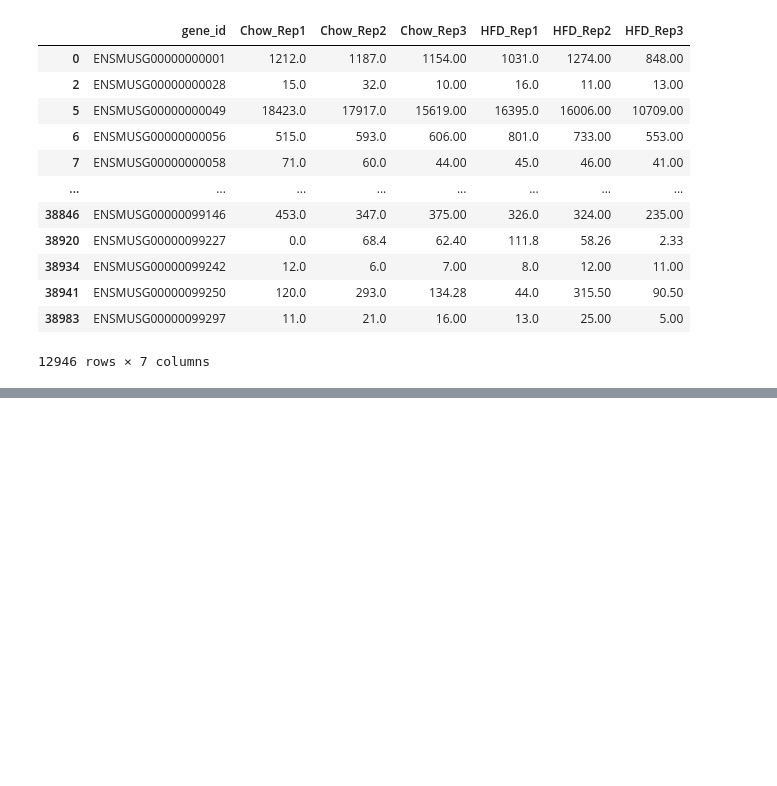
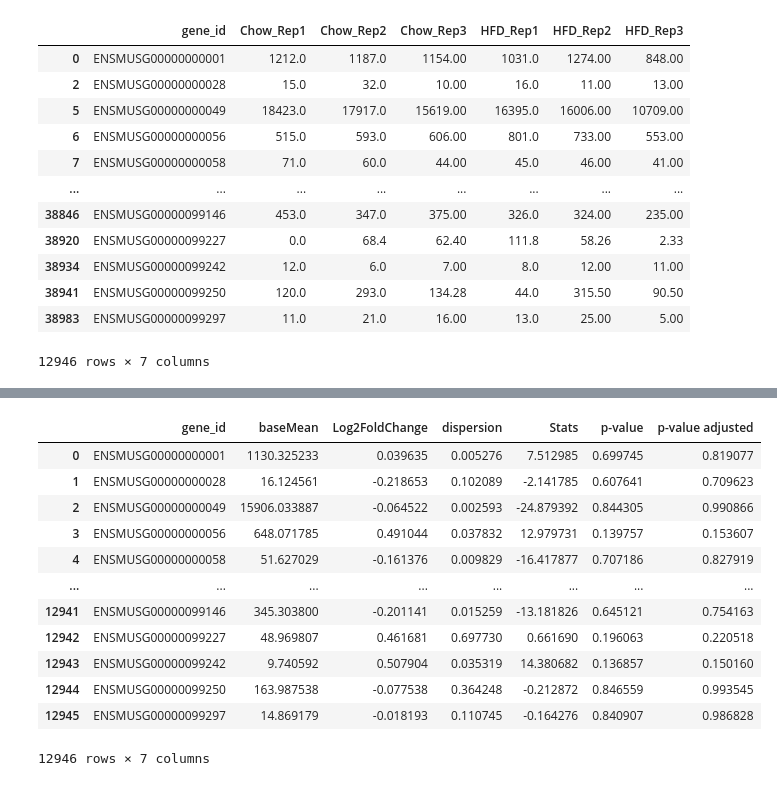
Before and after one commit to Kevinxsn/simple_deseq, a Jupyter notebook: simple_deseq/develop.ipynb, the cells around one changed output, grey strips where cells are left out. Saved outputs shown, nothing was run; the diff lists cells and outputs as text; code cells hidden in the pictures; blank space fills up the shorter version.

Commit message:
simple deseq finished

```diff
--- a/simple_deseq/develop.ipynb
+++ b/simple_deseq/develop.ipynb
@@ -28,4 +30,4 @@ txi.counts
 12946 rows × 7 columns
 # %%
 condition = ['chow', 'chow', 'chow', 'HFD', 'HFD', 'HFD']
-simpel_deseq.simple_deseque(condition, txi)
+deseq = simpel_deseq.simple_deseque(condition, txi)
@@ -31,0 +117,16 @@ simpel_deseq.simple_deseque(condition, txi)
+# %%
+deseq.result
+# %% [output]
+|  | gene_id | baseMean | Log2FoldChange | dispersion | Stats | p-value | p-value adjusted |
+| 0 | ENSMUSG00000000001 | 1130.325233 | 0.039635 | 0.005276 | 7.512985 | 0.699745 | 0.819077 |
+| 1 | ENSMUSG00000000028 | 16.124561 | -0.218653 | 0.102089 | -2.141785 | 0.607641 | 0.709623 |
+| 2 | ENSMUSG00000000049 | 15906.033887 | -0.064522 | 0.002593 | -24.879392 | 0.844305 | 0.990866 |
+| 3 | ENSMUSG00000000056 | 648.071785 | 0.491044 | 0.037832 | 12.979731 | 0.139757 | 0.153607 |
+| 4 | ENSMUSG00000000058 | 51.627029 | -0.161376 | 0.009829 | -16.417877 | 0.707186 | 0.827919 |
+| ... | ... | ... | ... | ... | ... | ... | ... |
+| 12941 | ENSMUSG00000099146 | 345.303800 | -0.201141 | 0.015259 | -13.181826 | 0.645121 | 0.754163 |
+| 12942 | ENSMUSG00000099227 | 48.969807 | 0.461681 | 0.697730 | 0.661690 | 0.196063 | 0.220518 |
+| 12943 | ENSMUSG00000099242 | 9.740592 | 0.507904 | 0.035319 | 14.380682 | 0.136857 | 0.150160 |
+| 12944 | ENSMUSG00000099250 | 163.987538 | -0.077538 | 0.364248 | -0.212872 | 0.846559 | 0.993545 |
+| 12945 | ENSMUSG00000099297 | 14.869179 | -0.018193 | 0.110745 | -0.164276 | 0.840907 | 0.986828 |
+12946 rows × 7 columns
```
Also changed, not shown: parts of 29 cells of this notebook, 4 other files.
